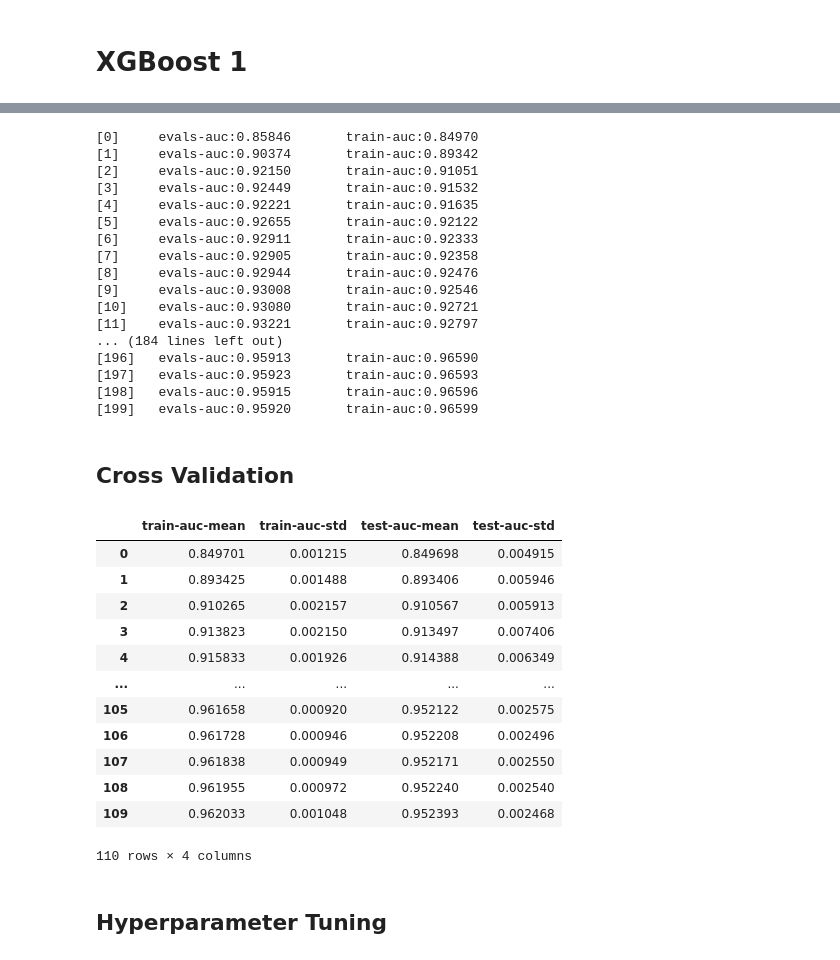
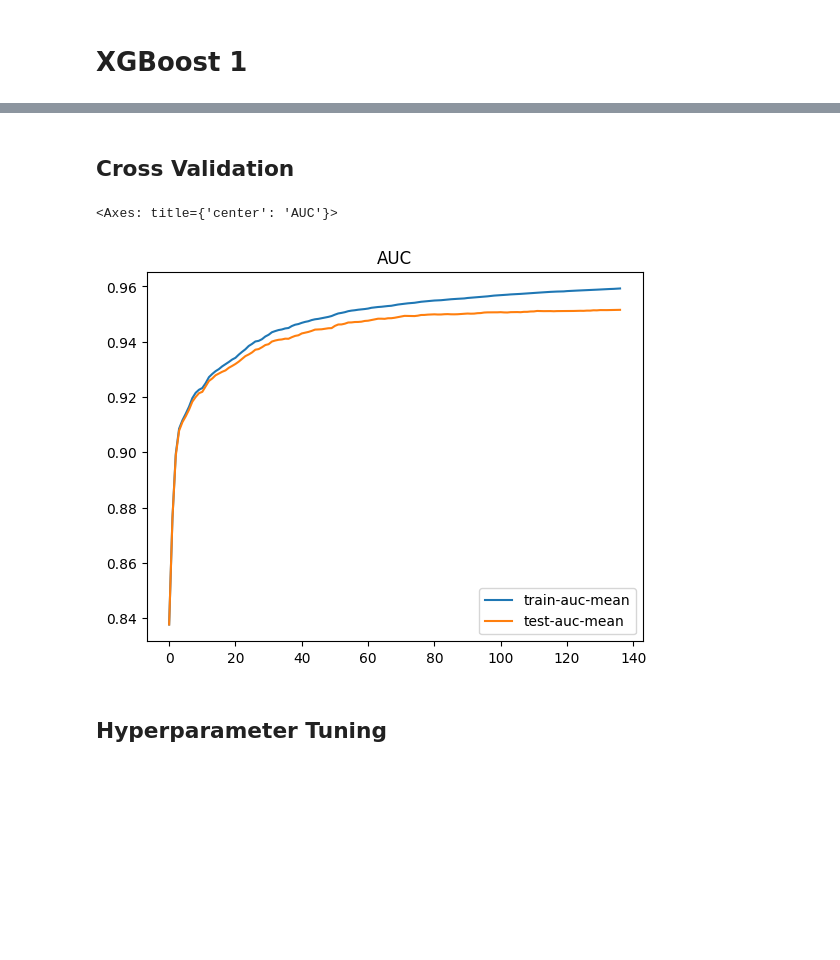
Before and after one commit to MrIsCM/KaggleCompetitions, a Jupyter notebook: notebooks/XGBoost.ipynb, the cells around one changed output, grey strips where cells are left out. Saved outputs shown, nothing was run; the diff lists cells and outputs as text; code cells hidden in the pictures; blank space fills up the shorter version.

```diff
--- a/notebooks/XGBoost.ipynb
+++ b/notebooks/XGBoost.ipynb
@@ -6,4 +6,5 @@ import seaborn as sns
 # %%
 data = pd.read_csv('../data/train.csv')
 data_to_predict = pd.read_csv('../data/test.csv')
+data_ccrisk = pd.read_csv('../data/credit_risk_dataset.csv')
 # %%
@@ -12,3 +13,10 @@ y = data['loan_status']
+# %%
+# Merge the dataframes
+data_no_id = data.drop(['id'], axis=1)
+merged_data = pd.concat([data_no_id, data_ccrisk], ignore_index=True)
+
+X = merged_data.drop(['loan_status'], axis=1)
+y = merged_data['loan_status']
 # %% [markdown]
 # Preprocessing
 # %%
@@ -19,5 +27,8 @@ from sklearn.preprocessing import OrdinalEncoder, OneHotEncoder
 X_train, X_test, y_train, y_test = train_test_split(X, y, stratify=y, shuffle=True, test_size=0.2, random_state=2024)
 # %%
 categorical_columns = X.select_dtypes(include=['object']).columns
+
+categorical_ordinal = ['loan_grade']
+categorical_onehot = categorical_columns.drop(categorical_ordinal)
+
 numerical_columns = X.select_dtypes(include=['int64', 'float64']).columns
-numerical_columns = numerical_columns.drop('id')
@@ -63,45 +83,12 @@ evallist = [(dtest, 'evals'), (dtrain, 'train')]
-# %%
-num_round = 200
-bst = xgb.train(param, dtrain, num_round, evals=evallist, early_stopping_rounds=10)
-# %% [output]
-[0]     evals-auc:0.85846       train-auc:0.84970
-[1]     evals-auc:0.90374       train-auc:0.89342
-[2]     evals-auc:0.92150       train-auc:0.91051
-[3]     evals-auc:0.92449       train-auc:0.91532
-[4]     evals-auc:0.92221       train-auc:0.91635
-[5]     evals-auc:0.92655       train-auc:0.92122
-[6]     evals-auc:0.92911       train-auc:0.92333
-[7]     evals-auc:0.92905       train-auc:0.92358
-[8]     evals-auc:0.92944       train-auc:0.92476
-[9]     evals-auc:0.93008       train-auc:0.92546
-[10]    evals-auc:0.93080       train-auc:0.92721
-[11]    evals-auc:0.93221       train-auc:0.92797
-... (184 lines left out)
-[196]   evals-auc:0.95913       train-auc:0.96590
-[197]   evals-auc:0.95923       train-auc:0.96593
-[198]   evals-auc:0.95915       train-auc:0.96596
-[199]   evals-auc:0.95920       train-auc:0.96599
 # %% [markdown]
 ## Cross Validation
 # %%
 cv_results = xgb.cv(param, dtrain, num_round, nfold=5, metrics={'auc'}, early_stopping_rounds=10)
+cv_results = pd.DataFrame(cv_results)
+cv_results.plot(y=['train-auc-mean', 'test-auc-mean'], title='AUC')
+# %% [output]
+<Axes: title={'center': 'AUC'}>
+[figure, added]
-# %%
-cv_results = pd.DataFrame(cv_results)
-cv_results
-# %% [output]
-|  | train-auc-mean | train-auc-std | test-auc-mean | test-auc-std |
-| 0 | 0.849701 | 0.001215 | 0.849698 | 0.004915 |
-| 1 | 0.893425 | 0.001488 | 0.893406 | 0.005946 |
-| 2 | 0.910265 | 0.002157 | 0.910567 | 0.005913 |
-| 3 | 0.913823 | 0.002150 | 0.913497 | 0.007406 |
-| 4 | 0.915833 | 0.001926 | 0.914388 | 0.006349 |
-| ... | ... | ... | ... | ... |
-| 105 | 0.961658 | 0.000920 | 0.952122 | 0.002575 |
-| 106 | 0.961728 | 0.000946 | 0.952208 | 0.002496 |
-| 107 | 0.961838 | 0.000949 | 0.952171 | 0.002550 |
-| 108 | 0.961955 | 0.000972 | 0.952240 | 0.002540 |
-| 109 | 0.962033 | 0.001048 | 0.952393 | 0.002468 |
-110 rows × 4 columns
 # %% [markdown]
 ## Hyperparameter Tuning
 # %% [markdown]
```
Also changed, not shown: parts of 30 cells of this notebook.
